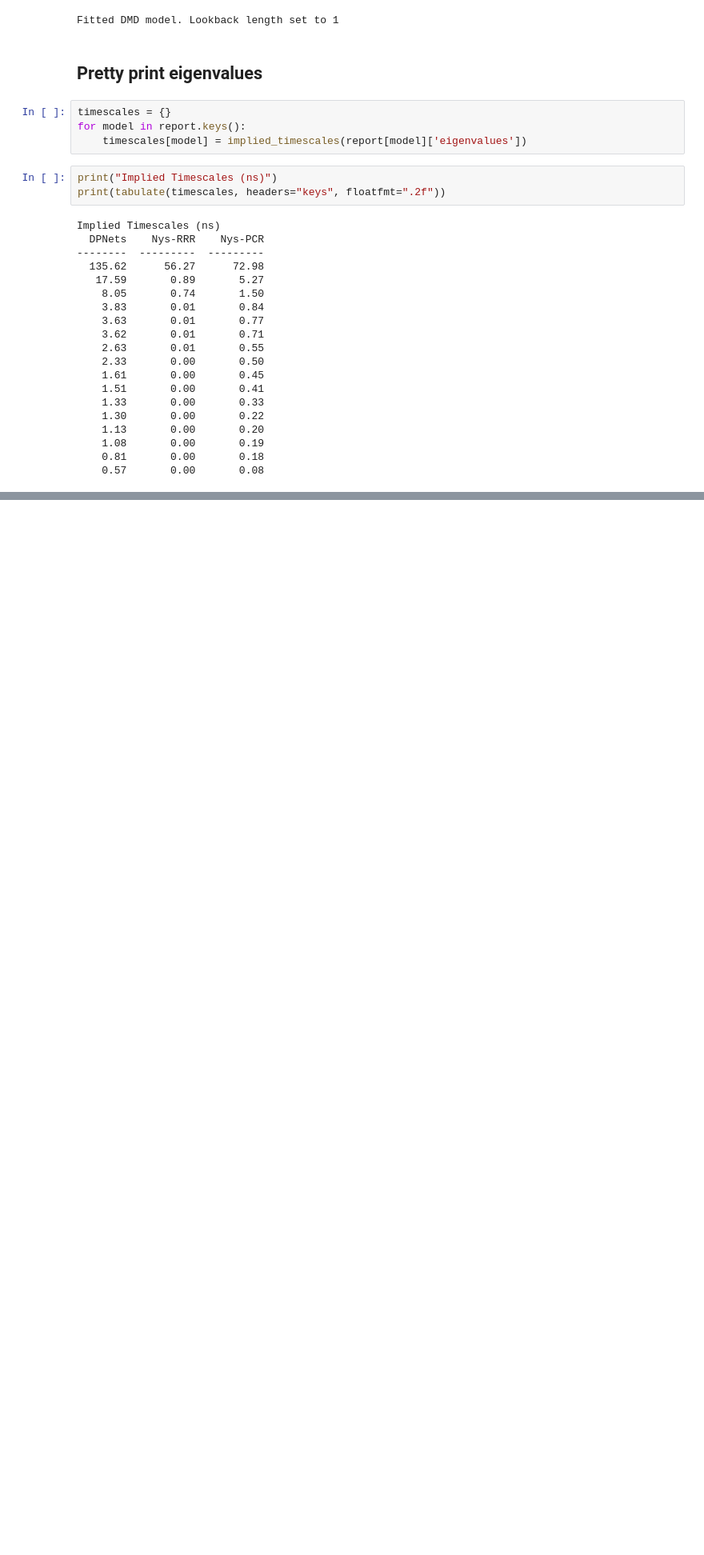
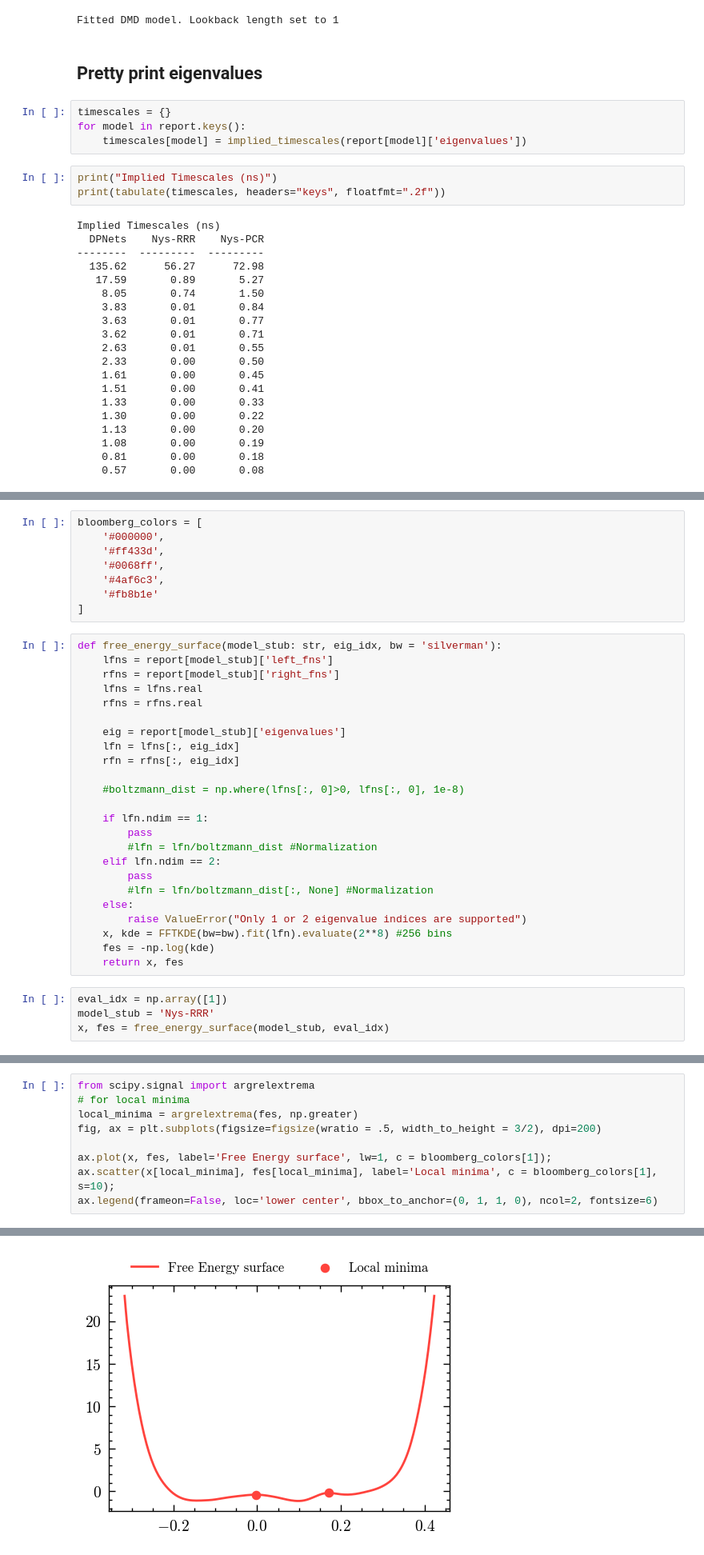
Before and after one commit to pietronvll/DPNets, a Jupyter notebook: chignolin/figures.ipynb, the cells around one changed output, grey strips where cells are left out. Shown at 80% size. Drawn from its saved outputs; the diff is of its cells as text; blank space fills up the shorter version.

```diff
--- a/chignolin/figures.ipynb
+++ b/chignolin/figures.ipynb
@@ -277,0 +213,36 @@ print(implied_timescales(v.resolve_conj().numpy(), dt))
+# %%
+bloomberg_colors = [
+    '#000000',
+    '#ff433d',
+    '#0068ff',
+    '#4af6c3',
+    '#fb8b1e'
+]
+# %%
+def free_energy_surface(model_stub: str, eig_idx, bw = 'silverman'):
+    lfns = report[model_stub]['left_fns']
+    rfns = report[model_stub]['right_fns']
+    lfns = lfns.real
+    rfns = rfns.real
+
+    eig = report[model_stub]['eigenvalues']
+    lfn = lfns[:, eig_idx]
+    rfn = rfns[:, eig_idx]
+
+    #boltzmann_dist = np.where(lfns[:, 0]>0, lfns[:, 0], 1e-8)
+
+    if lfn.ndim == 1:
+        pass
+        #lfn = lfn/boltzmann_dist #Normalization
+    elif lfn.ndim == 2:
+        pass
+        #lfn = lfn/boltzmann_dist[:, None] #Normalization
+    else:
+        raise ValueError("Only 1 or 2 eigenvalue indices are supported")
+    x, kde = FFTKDE(bw=bw).fit(lfn).evaluate(2**8) #256 bins
+    fes = -np.log(kde)
+    return x, fes
+# %%
+eval_idx = np.array([1])
+model_stub = 'Nys-RRR'
+x, fes = free_energy_surface(model_stub, eval_idx)
@@ -277,0 +253,10 @@ print(implied_timescales(v.resolve_conj().numpy(), dt))
+# %%
+from scipy.signal import argrelextrema
+# for local minima
+local_minima = argrelextrema(fes, np.greater)
+fig, ax = plt.subplots(figsize=figsize(wratio = .5, width_to_height = 3/2), dpi=200)
+
+ax.plot(x, fes, label='Free Energy surface', lw=1, c = bloomberg_colors[1]);
+ax.scatter(x[local_minima], fes[local_minima], label='Local minima', c = bloomberg_colors[1], s=10);
+ax.legend(frameon=False, loc='lower center', bbox_to_anchor=(0, 1, 1, 0), ncol=2, fontsize=6)
+# %% [output]
@@ -277,0 +264 @@ print(implied_timescales(v.resolve_conj().numpy(), dt))
+[figure, added]
```
Also changed, not shown: parts of 23 cells of this notebook, 1 other file.
